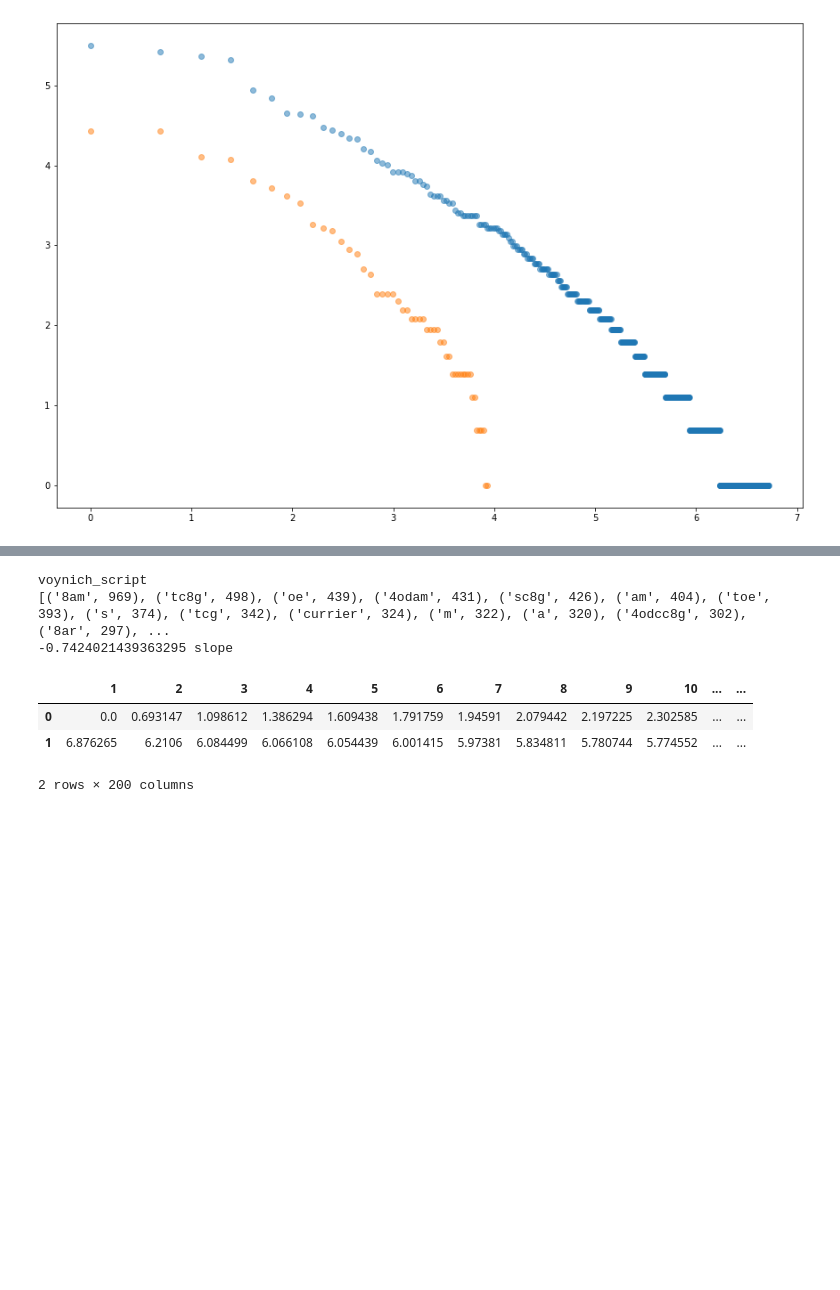
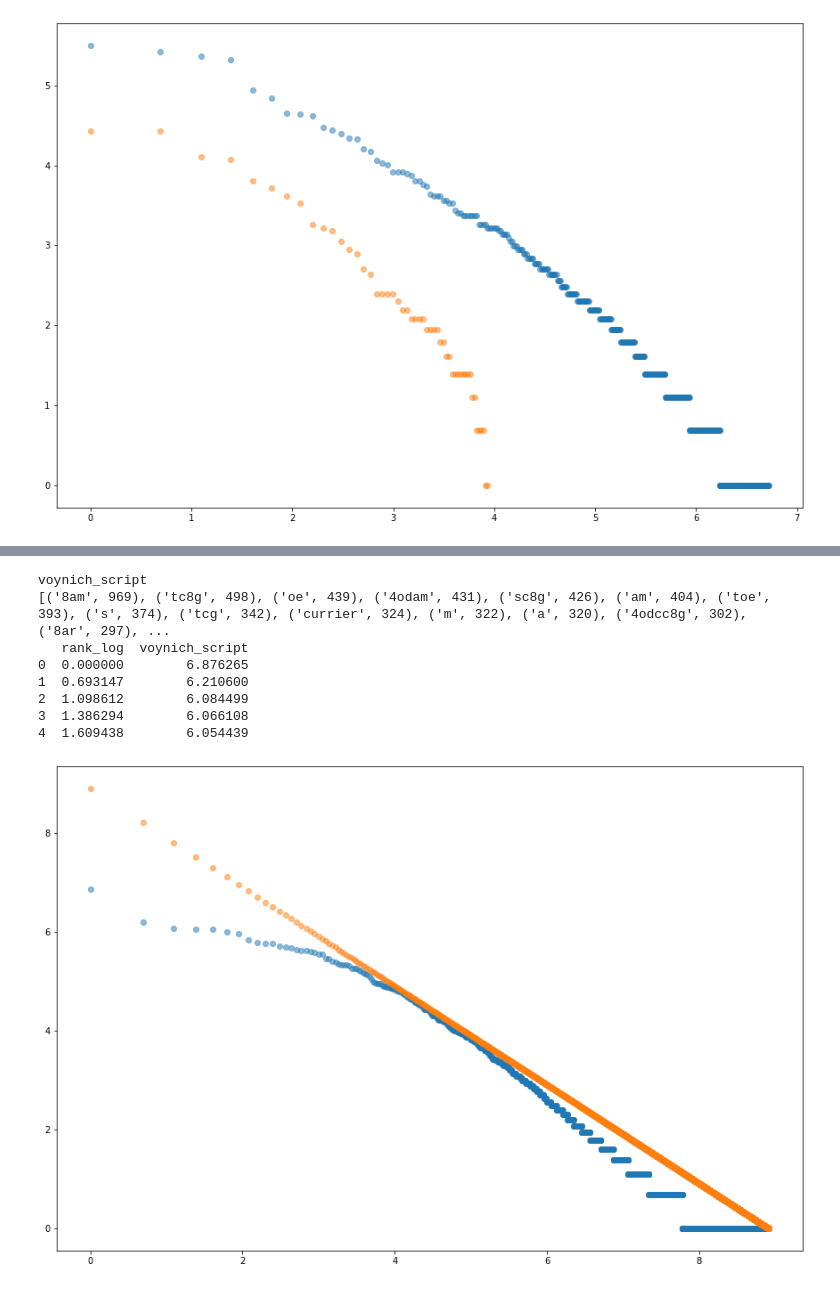
Before and after one commit to ccmerry/voynich_manuscript_text_analysis, a Jupyter notebook: book_analysis.ipynb, the cells around one changed output, grey strips where cells are left out. Drawn from its saved outputs; the diff is of its cells as text; code cells hidden in the pictures; blank space fills up the shorter version.

```diff
--- a/book_analysis.ipynb
+++ b/book_analysis.ipynb
@@ -222,15 +222,17 @@ def full_book_dictionary(book_folder_name):
         dict_name[book_name] = c_book
     return dict_name
 # %%
-def full_common_df(max_word_count, book_dictionary):
-    column_name_list = list((range(1, max_word_count + 1)))
+def full_common_df(book_dictionary):
+    column_name_list = list((range(1, 30000 + 1)))
 
     log_name_list = []
     for r in column_name_list:
         log_name_list.append(math.log(r))
 
-    cmn_word_df = pd.DataFrame(columns=column_name_list)
-    cmn_word_df.loc[0,:] = log_name_list
+    column_name = ['rank_log']
+    cmn_word_df = pd.DataFrame(columns=column_name)
+    cmn_word_df['rank_log']= log_name_list
+    #cmn_word_df.loc[0,:] = log_name_list
 
     count = 0
     book_index = []
@@ -240,23 +242,26 @@ def full_common_df(max_word_count, book_dictionary):
         ind = []
         fre = []
         fretwo = []
+        book_df_header = [b]
+        single_book_df = pd.DataFrame(columns=book_df_header)
         run = 1
         book_token_words = [x.lower() for x in regexp_tokenize(book_dictionary[b], '\w+')]
         if len(book_token_words) > 0:
             book_index.append(b)
-            book_token_counter = Counter(book_token_words).most_common(max_word_count+20)
+            book_token_counter = Counter(book_token_words).most_common()
             max_fre = 0
             for item in book_token_counter:
                 if item[0] not in false_word:
-                    if word_rank < max_word_count:
-                        ind.append(item[0])
-                        fre.append(item[1])
-                        fretwo.append(math.log(item[1]))
-                        if (item[1]*run) > max_fre:
-                            max_fre = item[1]*run
-                        run = run + 1
-                        word_rank = word_rank + 1
-            cmn_word_df.loc[count+1,:] = fretwo
+                    ind.append(item[0])
+                    fre.append(item[1])
+                    fretwo.append(math.log(item[1]))
+                    if (item[1]*run) > max_fre:
+                        max_fre = item[1]*run
+                    run = run + 1
+                    word_rank = word_rank + 1
+            single_book_df[b] = fretwo
+            cmn_word_df = pd.concat([cmn_word_df,single_book_df], axis=1)
+            #cmn_word_df.loc[count+1,:] = fretwo
             count = count + 1
             print(b)
             print(book_token_counter)
@@ -498,16 +535,21 @@ seuss_dictionary
 # %%
 manuscript_book_d = full_book_dictionary('manuscript_text')
-manuscript_df = full_common_df(200, manuscript_book_d)
-pfit_slope(manuscript_df)
-manuscript_df.head()
+manuscript_df = full_common_df(manuscript_book_d)
+#pfit_slope(manuscript_df)
+print(manuscript_df.head())
+full_text = tokenize_dictionary(manuscript_book_d)
+expected_df = zipf_df(full_text, manuscript_df)
+plot_exp_df(manuscript_df, expected_df)
 # %% [output]
 voynich_script
 [('8am', 969), ('tc8g', 498), ('oe', 439), ('4odam', 431), ('sc8g', 426), ('am', 404), ('toe', 393), ('s', 374), ('tcg', 342), ('currier', 324), ('m', 322), ('a', 320), ('4odcc8g', 302), ('8ar', 297), ...
--0.7424021439363295 slope
+   rank_log  voynich_script
+0  0.000000        6.876265
+1  0.693147        6.210600
+2  1.098612        6.084499
+3  1.386294        6.066108
+4  1.609438        6.054439
-|  | 1 | 2 | 3 | 4 | 5 | 6 | 7 | 8 | 9 | 10 | ... | ... |
-| 0 | 0.0 | 0.693147 | 1.098612 | 1.386294 | 1.609438 | 1.791759 | 1.94591 | 2.079442 | 2.197225 | 2.302585 | ... | ... |
-| 1 | 6.876265 | 6.2106 | 6.084499 | 6.066108 | 6.054439 | 6.001415 | 5.97381 | 5.834811 | 5.780744 | 5.774552 | ... | ... |
-2 rows × 200 columns
+[figure, added]
 # %%
 plt.rcParams["figure.figsize"] = [20, 15]
 count = 0
```
Also changed, not shown: parts of 13 cells of this notebook.
